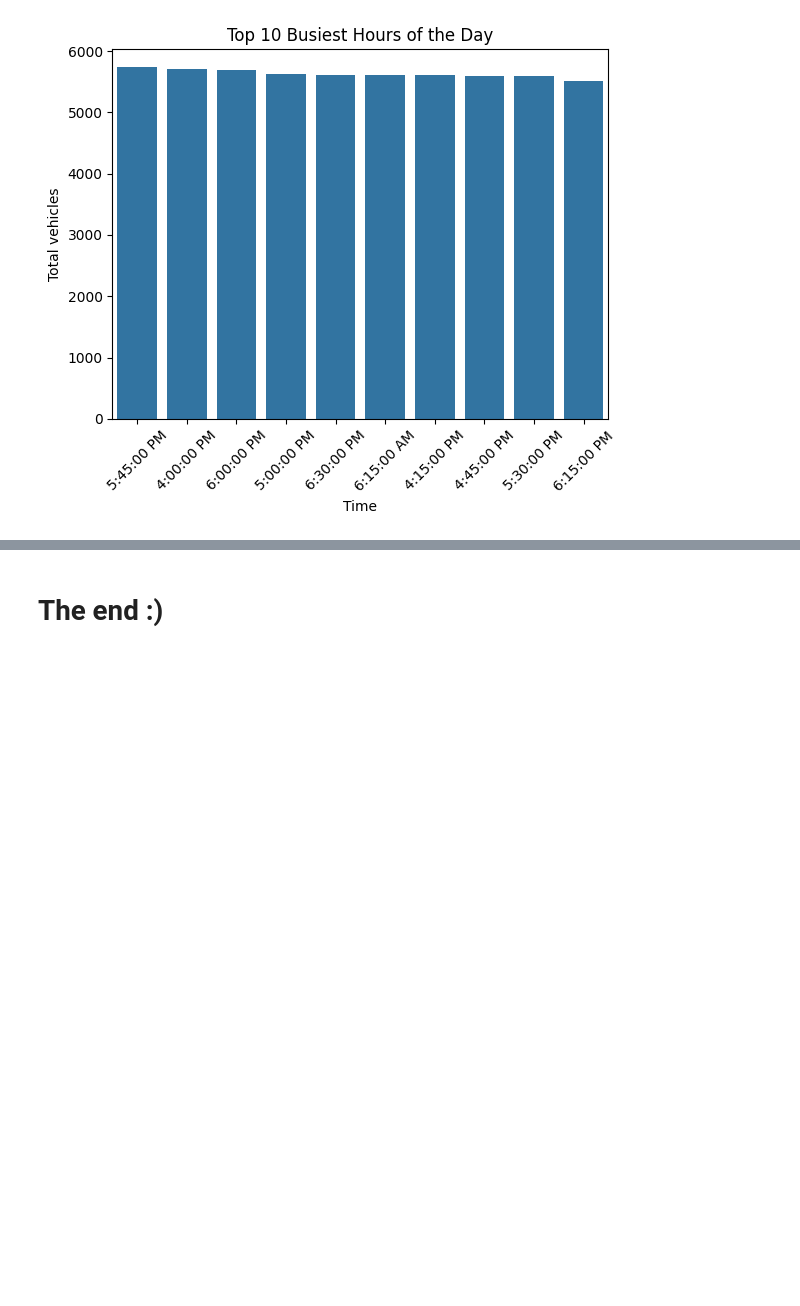
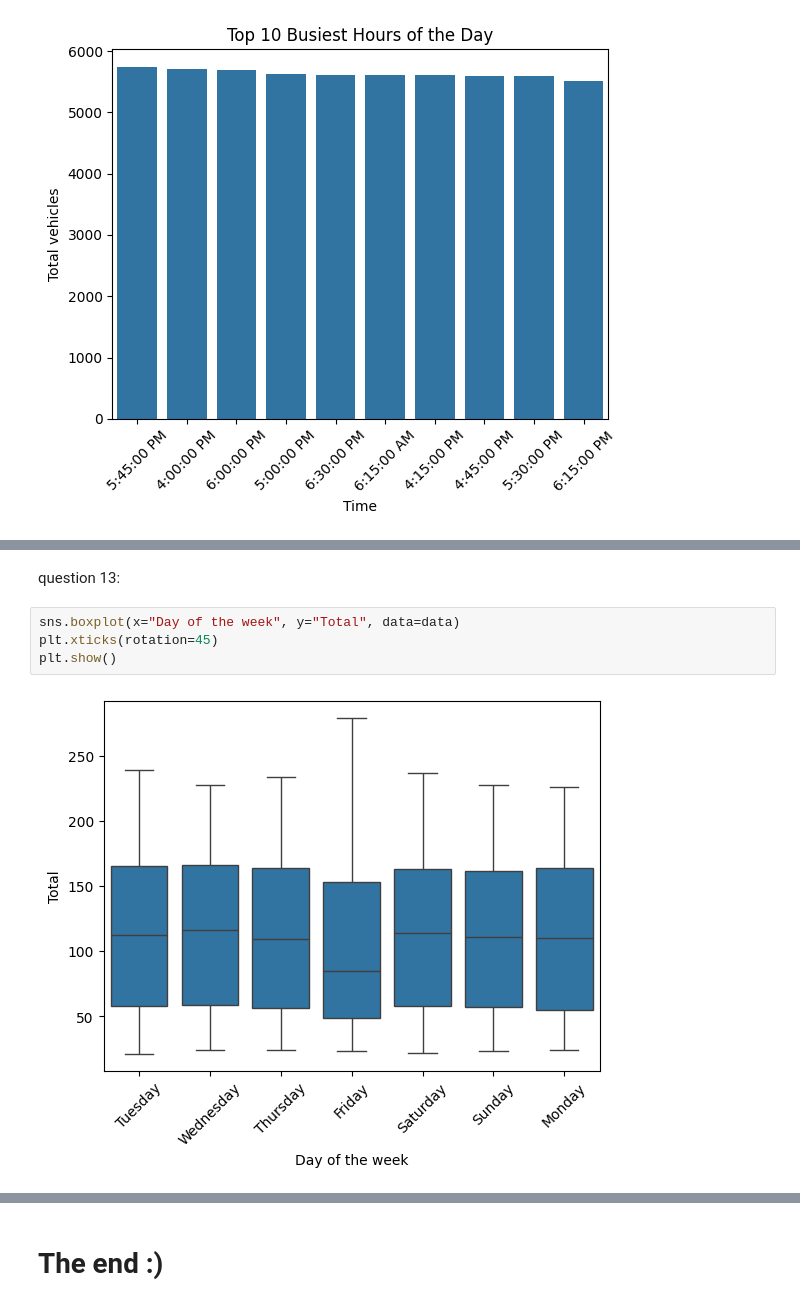
Before and after one commit to Mkaljermy/traffic-assim, a Jupyter notebook: ass1.ipynb, the cells around one changed output, grey strips where cells are left out. Saved outputs shown, nothing was run; the diff lists cells and outputs as text; blank space fills up the shorter version.

```diff
--- a/ass1.ipynb
+++ b/ass1.ipynb
@@ -142,0 +169,8 @@ plt.show()
+# %% [markdown]
+question 13:
+# %%
+sns.boxplot(x="Day of the week", y="Total", data=data)
+plt.xticks(rotation=45)
+plt.show()
+# %% [output]
+[figure, added]
```
Also changed, not shown: parts of 10 cells of this notebook.
